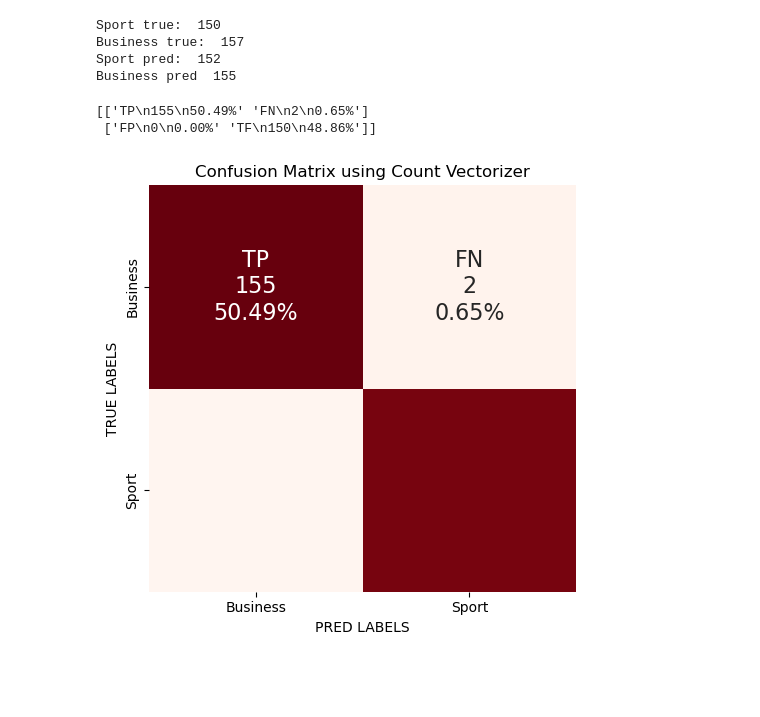
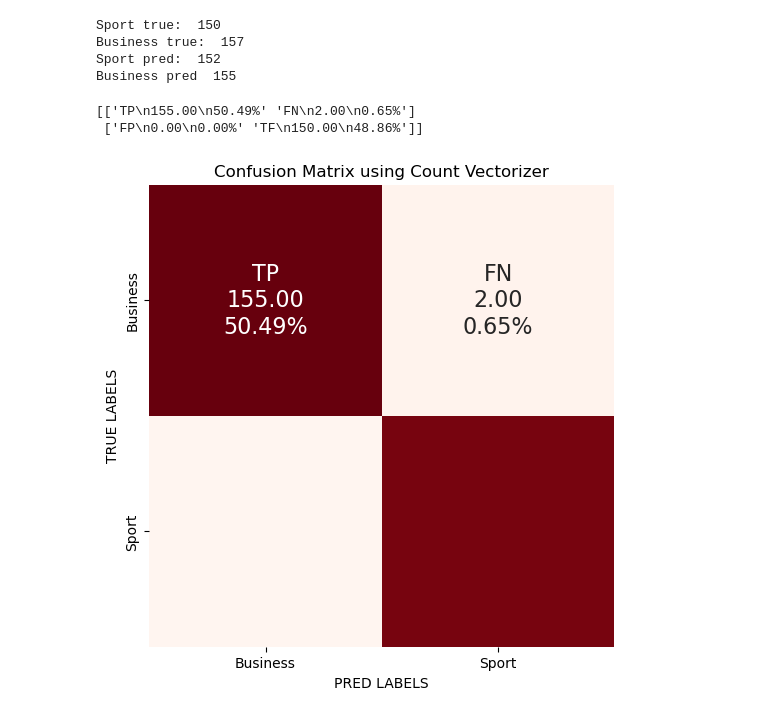
Before and after one commit to NaldoHoracio/nlp_venv, a Jupyter notebook: list2.ipynb, the cells around one changed output. Saved outputs shown, nothing was run; the diff lists cells and outputs as text; code cells hidden in the pictures; blank space fills up the shorter version.

Commit message:
Update results.

```diff
--- a/list2.ipynb
+++ b/list2.ipynb
@@ -387,7 +387,7 @@ Business pred  155
 # %%
 group_names_lr_cv = ['TP', 'FN', 'FP', 'TF']
 
-group_counts_lr_cv = ["{0:0.0f}".format(value) for value in cm_lr_cv.flatten()]
+group_counts_lr_cv = ["{0:0.2f}".format(value) for value in cm_lr_cv.flatten()]
 
 group_per_lr_cv = ["{0:.2%}".format(value) for value in cm_lr_cv.flatten()/np.sum(cm_lr_cv)]
 
@@ -397,20 +397,24 @@ labels_lr_cv = [f"{v1}\n{v2}\n{v3}"
 labels_lr_cv = np.asarray(labels_lr_cv).reshape(2, 2)
 print(labels_lr_cv)
 # %% [output]
-[['TP\n155\n50.49%' 'FN\n2\n0.65%']
- ['FP\n0\n0.00%' 'TF\n150\n48.86%']]
+[['TP\n155.00\n50.49%' 'FN\n2.00\n0.65%']
+ ['FP\n0.00\n0.00%' 'TF\n150.00\n48.86%']]
 # %%
-plt.figure(figsize=(5, 5))
+plt.figure(figsize=(6, 6))
 ax = plt.subplot()
 ax = sns.heatmap(cm_lr_cv,
-                 xticklabels=['Business','Sport'],
-                 yticklabels=['Business','Sport'],
                  annot=labels_lr_cv,
                  fmt='',
                  annot_kws={'fontsize':16}, cbar=False, cmap="Reds", ax=ax)
 ax.set_title('Confusion Matrix using Count Vectorizer')
 ax.set_xlabel('PRED LABELS')
 ax.set_ylabel('TRUE LABELS')
-plt.tight_layout()
+ax.set_xticklabels(['Business', 'Sport'])
+ax.set_yticklabels(['Business', 'Sport'])
+#plt.tight_layout()
+plt.show()
+plt.savefig("./results/imgs/cm_cv_lr.png", facecolor='y',
+            bbox_inches="tight",
+            dpi=300, transparent=True)
 # %% [output]
-[figure, old version]
+[figure, new version]
```
Also changed, not shown: 2 other files.
